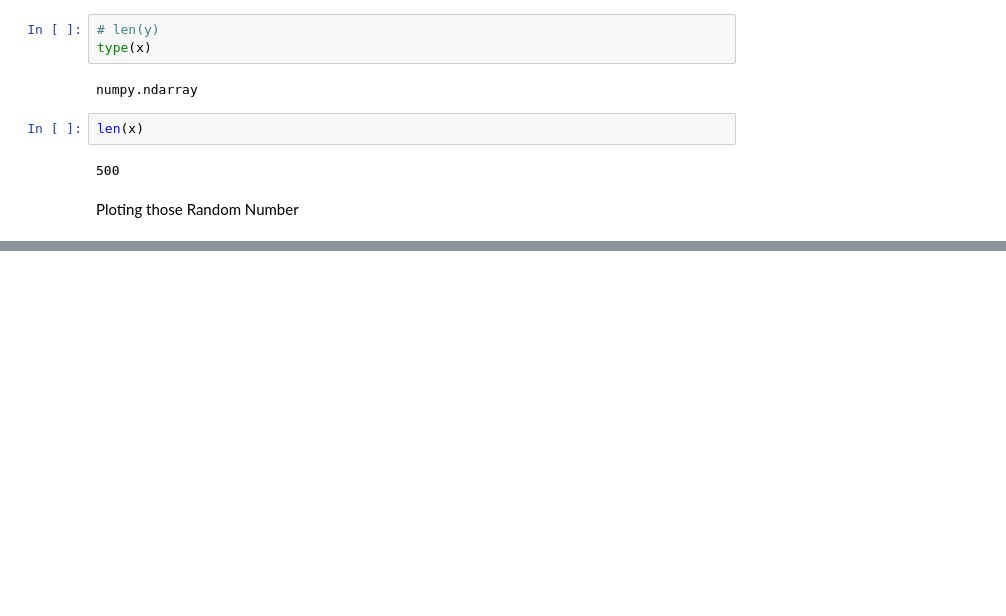
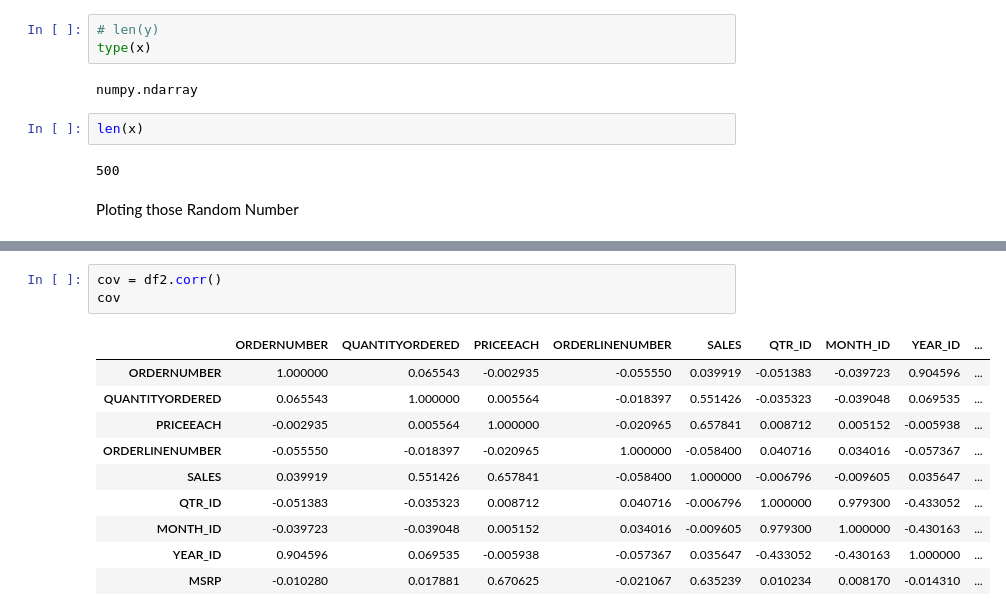
Before and after one commit to abidshafee/dataAnalysis, a Jupyter notebook: dataAnalysis.ipynb, the cells around one changed output, grey strips where cells are left out. Saved outputs shown, nothing was run; the diff lists cells and outputs as text; blank space fills up the shorter version.

```diff
--- a/dataAnalysis.ipynb
+++ b/dataAnalysis.ipynb
@@ -512,0 +513,14 @@ plt.legend('ABCDEF', ncol=2, loc='upper left')
+# %%
+cov = df2.corr()
+cov
+# %% [output]
+|  | ORDERNUMBER | QUANTITYORDERED | PRICEEACH | ORDERLINENUMBER | SALES | QTR_ID | MONTH_ID | YEAR_ID | ... |
+| ORDERNUMBER | 1.000000 | 0.065543 | -0.002935 | -0.055550 | 0.039919 | -0.051383 | -0.039723 | 0.904596 | ... |
+| QUANTITYORDERED | 0.065543 | 1.000000 | 0.005564 | -0.018397 | 0.551426 | -0.035323 | -0.039048 | 0.069535 | ... |
+| PRICEEACH | -0.002935 | 0.005564 | 1.000000 | -0.020965 | 0.657841 | 0.008712 | 0.005152 | -0.005938 | ... |
+| ORDERLINENUMBER | -0.055550 | -0.018397 | -0.020965 | 1.000000 | -0.058400 | 0.040716 | 0.034016 | -0.057367 | ... |
+| SALES | 0.039919 | 0.551426 | 0.657841 | -0.058400 | 1.000000 | -0.006796 | -0.009605 | 0.035647 | ... |
+| QTR_ID | -0.051383 | -0.035323 | 0.008712 | 0.040716 | -0.006796 | 1.000000 | 0.979300 | -0.433052 | ... |
+| MONTH_ID | -0.039723 | -0.039048 | 0.005152 | 0.034016 | -0.009605 | 0.979300 | 1.000000 | -0.430163 | ... |
+| YEAR_ID | 0.904596 | 0.069535 | -0.005938 | -0.057367 | 0.035647 | -0.433052 | -0.430163 | 1.000000 | ... |
+| MSRP | -0.010280 | 0.017881 | 0.670625 | -0.021067 | 0.635239 | 0.010234 | 0.008170 | -0.014310 | ... |
```
Also changed, not shown: parts of 1 cell of this notebook.
